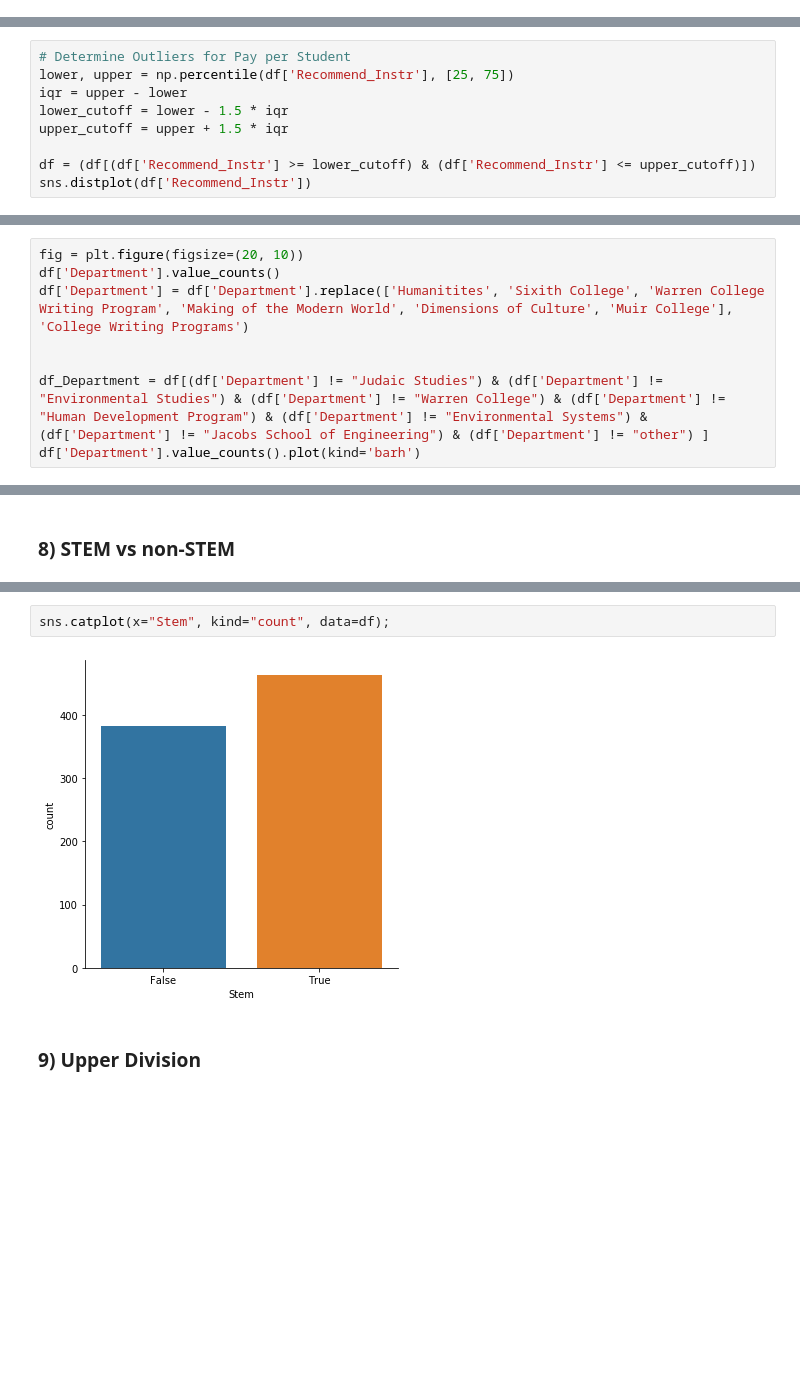
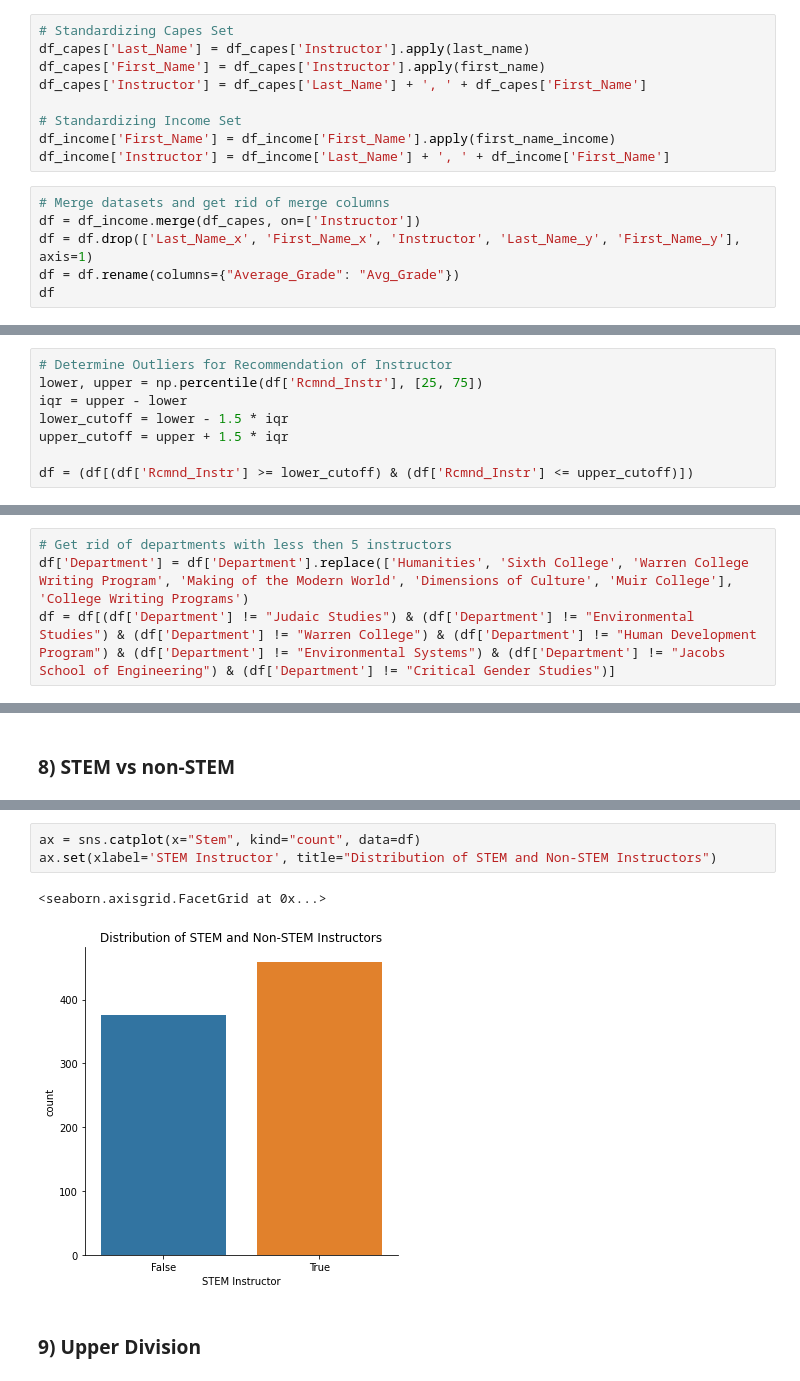
Before and after one commit to edyau8/COGS-108-Final-Project, a Jupyter notebook: FinalProject_group04.ipynb, the cells around one changed output, grey strips where cells are left out. Drawn from its saved outputs; the diff is of its cells as text; blank space fills up the shorter version.

```diff
--- a/FinalProject_group04.ipynb
+++ b/FinalProject_group04.ipynb
@@ -903,0 +829,15 @@ dfProf = df[df['Title'] == "PROFESSOR"]
+# %%
+# Standardizing Capes Set
+df_capes['Last_Name'] = df_capes['Instructor'].apply(last_name)
+df_capes['First_Name'] = df_capes['Instructor'].apply(first_name)
+df_capes['Instructor'] = df_capes['Last_Name'] + ', ' + df_capes['First_Name']
+
+# Standardizing Income Set
+df_income['First_Name'] = df_income['First_Name'].apply(first_name_income)
+df_income['Instructor'] = df_income['Last_Name'] + ', ' + df_income['First_Name']
+# %%
+# Merge datasets and get rid of merge columns
+df = df_income.merge(df_capes, on=['Instructor'])
+df = df.drop(['Last_Name_x', 'First_Name_x', 'Instructor', 'Last_Name_y', 'First_Name_y'], axis=1)
+df = df.rename(columns={"Average_Grade": "Avg_Grade"})
+df
@@ -947,11 +911,10 @@ sns.distplot(df['Recommend_Instr'])
 # %% [markdown]
 As we can see from the figure above that the data is strongly left skewed. As a result, we will look for and remove outliers in an attempt to normalize the data.
 # %%
-# Determine Outliers for Pay per Student
-lower, upper = np.percentile(df['Recommend_Instr'], [25, 75])
+# Determine Outliers for Recommendation of Instructor
+lower, upper = np.percentile(df['Rcmnd_Instr'], [25, 75])
 iqr = upper - lower
 lower_cutoff = lower - 1.5 * iqr
 upper_cutoff = upper + 1.5 * iqr
 
-df = (df[(df['Recommend_Instr'] >= lower_cutoff) & (df['Recommend_Instr'] <= upper_cutoff)])
-sns.distplot(df['Recommend_Instr'])
+df = (df[(df['Rcmnd_Instr'] >= lower_cutoff) & (df['Rcmnd_Instr'] <= upper_cutoff)])
@@ -1029,8 +1040,4 @@ sns.distplot(df['Study_Hours'])
 # %%
-fig = plt.figure(figsize=(20, 10))
-df['Department'].value_counts()
-df['Department'] = df['Department'].replace(['Humanitites', 'Sixith College', 'Warren College Writing Program', 'Making of the Modern World', 'Dimensions of Culture', 'Muir College'], 'College Writing Programs')
-
-
-df_Department = df[(df['Department'] != "Judaic Studies") & (df['Department'] != "Environmental Studies") & (df['Department'] != "Warren College") & (df['Department'] != "Human Development Program") & (df['Department'] != "Environmental Systems") & (df['Department'] != "Jacobs School of Engineering") & (df['Department'] != "other") ]
-df['Department'].value_counts().plot(kind='barh')
+# Get rid of departments with less then 5 instructors
+df['Department'] = df['Department'].replace(['Humanities', 'Sixth College', 'Warren College Writing Program', 'Making of the Modern World', 'Dimensions of Culture', 'Muir College'], 'College Writing Programs')
+df = df[(df['Department'] != "Judaic Studies") & (df['Department'] != "Environmental Studies") & (df['Department'] != "Warren College") & (df['Department'] != "Human Development Program") & (df['Department'] != "Environmental Systems") & (df['Department'] != "Jacobs School of Engineering") & (df['Department'] != "Critical Gender Studies")]
@@ -1042,6 +1054,8 @@ df['Department'].value_counts().plot(kind='barh')
 # %%
-sns.catplot(x="Stem", kind="count", data=df);
+ax = sns.catplot(x="Stem", kind="count", data=df)
+ax.set(xlabel='STEM Instructor', title="Distribution of STEM and Non-STEM Instructors")
 # %% [output]
+<seaborn.axisgrid.FacetGrid at 0x...>
-[figure, old version]
+[figure, new version]
 # %% [markdown]
 ### 9) Upper Division
```
Also changed, not shown: parts of 157 cells of this notebook, 2 other files.
